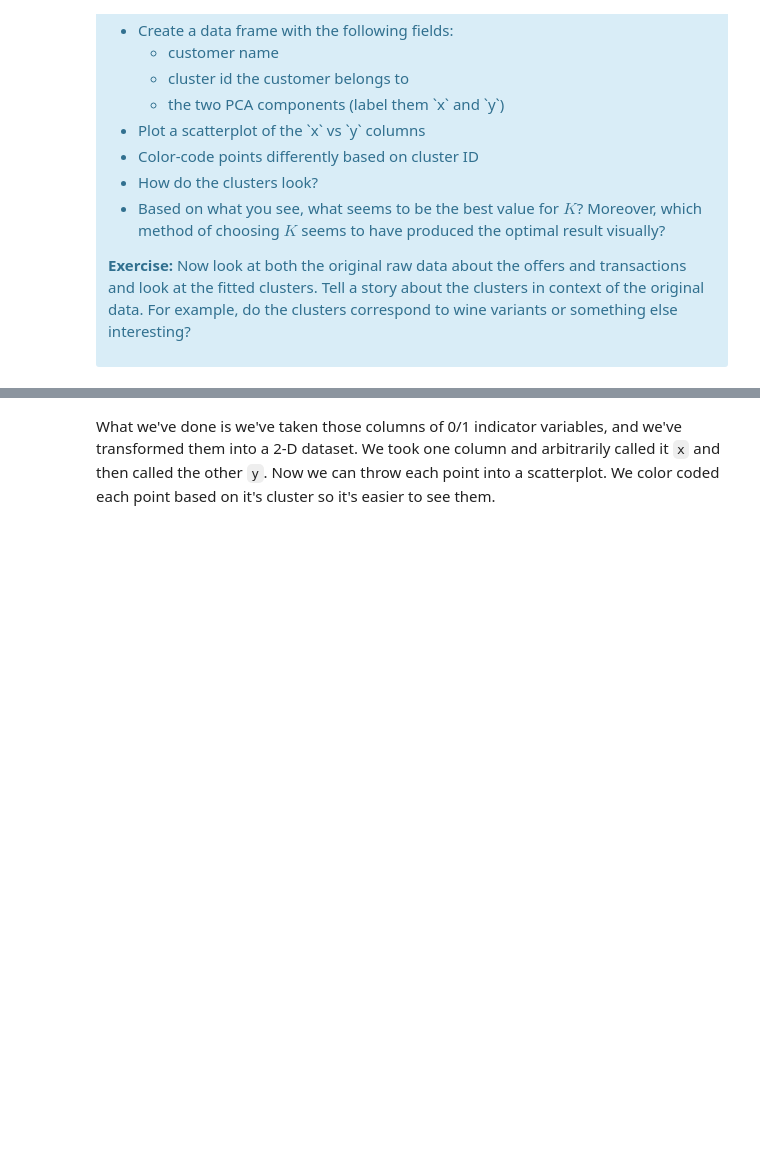
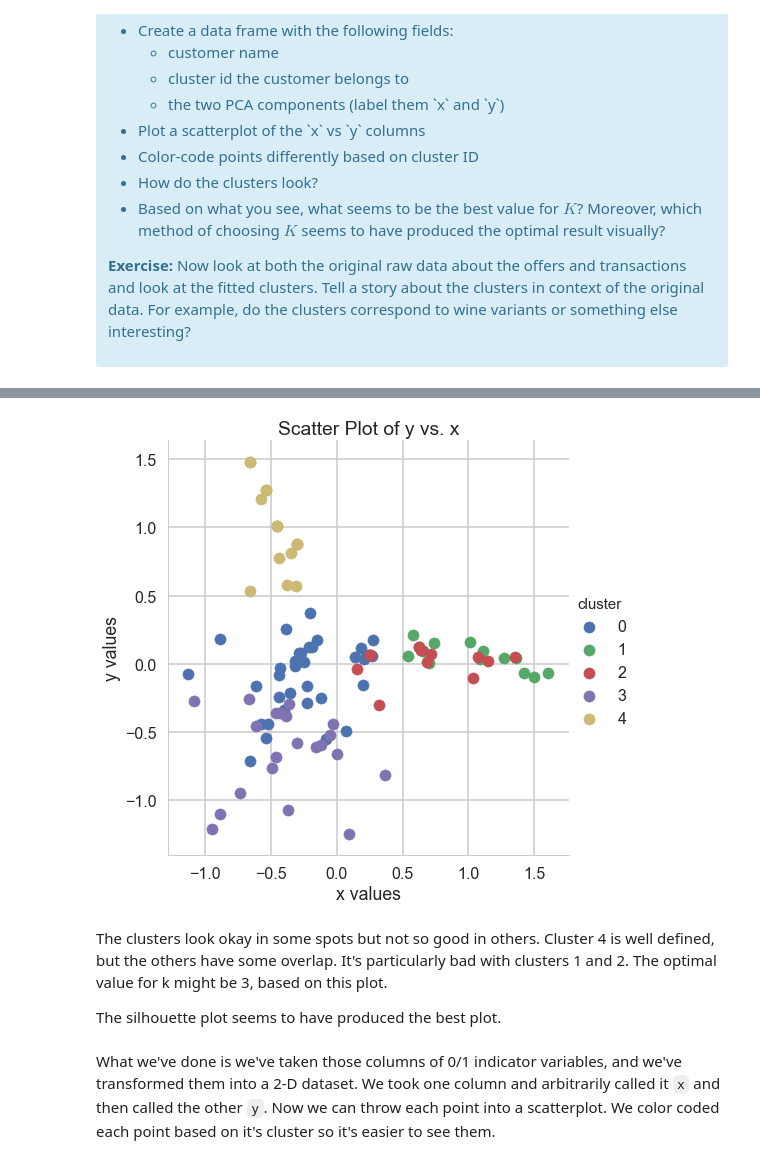
Before and after one commit to AOlden/sb-projects, a Jupyter notebook: clustering/Mini_Project_Clustering.ipynb, the cells around one changed output, grey strips where cells are left out. Drawn from its saved outputs; the diff is of its cells as text; code cells hidden in the pictures; blank space fills up the shorter version.

```diff
--- a/clustering/Mini_Project_Clustering.ipynb
+++ b/clustering/Mini_Project_Clustering.ipynb
@@ -294,0 +340,12 @@ This is only one use of PCA for dimension reduction. We can also use PCA when we
+# %%
+#your turn
+
+ # PCA for first 2 principal components, to be used later in scatterplots
+pca = sklearn.decomposition.PCA(n_components=2)
+pc1, pc2 = zip(*pca.fit_transform(merged_fill[x_cols]))
+# %%
+ # data frame w/ customer name, cluster ID, and 2 PCA components (x and y)
+reduced = merged_fill.loc[:, ['customer_name', 'cluster']]
+PCAs = pd.DataFrame({'x': pc1, 'y': pc2})
+joined = pd.concat([reduced, PCAs], axis = 1)
+joined.head()
@@ -295,3 +359,19 @@ This is only one use of PCA for dimension reduction. We can also use PCA when we
+# %%
+order_c = [0, 1, 2, 3, 4]
+
+fg = sns.FacetGrid(data = joined, hue = 'cluster', hue_order = order_c, size = 7, aspect = 1)
+fg.map(plt.scatter, 'x', 'y').add_legend()
+
+plt.title('Scatter Plot of y vs. x')
+plt.xlabel('x values')
+plt.ylabel('y values')
+plt.show()
+# %% [output]
+[figure, added]
+# %% [markdown]
+The clusters look okay in some spots but not so good in others. Cluster 4 is well defined, but the others have some overlap. It's particularly bad with clusters 1 and 2. The optimal value for k might be 3, based on this plot.
+
+The silhouette plot seems to have produced the best plot.
 # %% [markdown]
 What we've done is we've taken those columns of 0/1 indicator variables, and we've transformed them into a 2-D dataset. We took one column and arbitrarily called it `x` and then called the other `y`. Now we can throw each point into a scatterplot. We color coded each point based on it's cluster so it's easier to see them.
 # %% [markdown]
```
Also changed, not shown: parts of 13 cells of this notebook.
